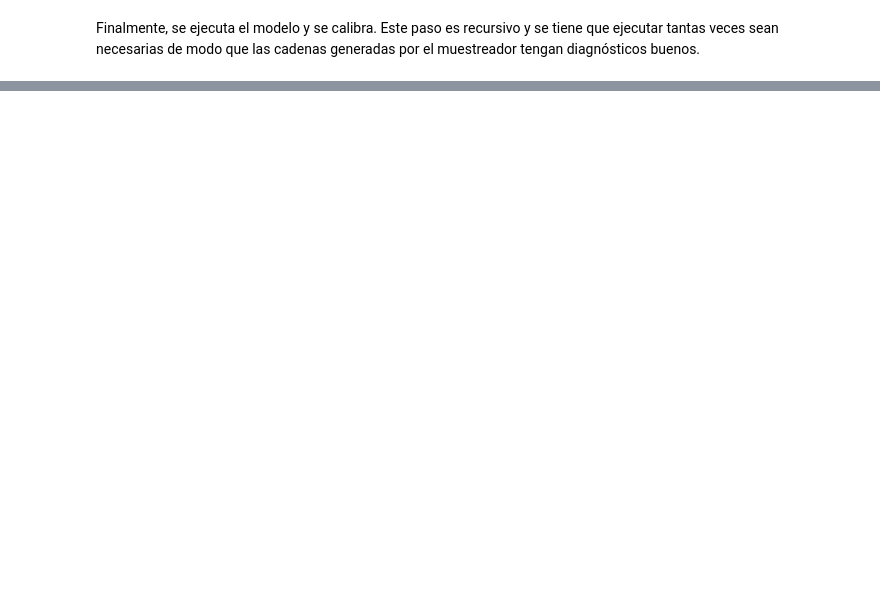
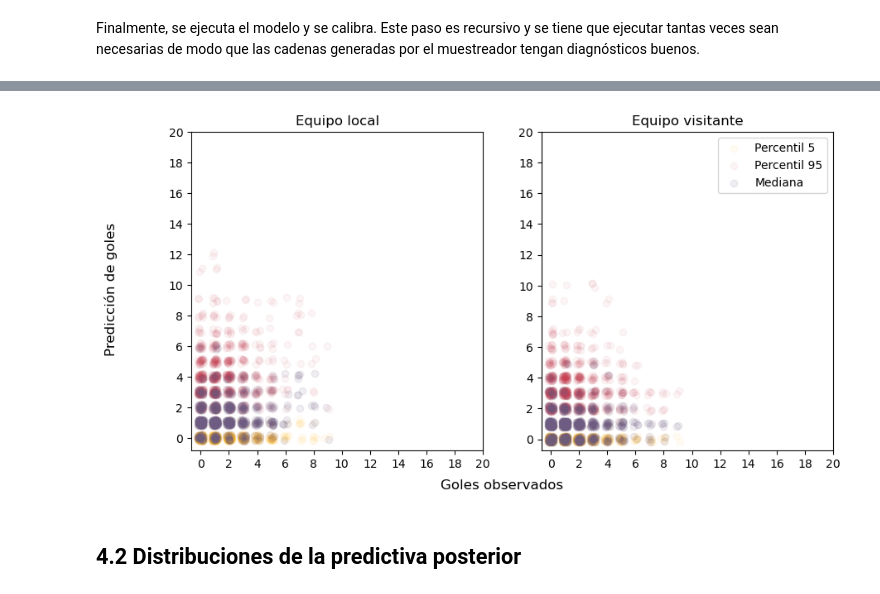
Before and after one commit to CAMM961001/futbol_bayes, a Jupyter notebook: src/jerarquico.ipynb, the cells around one changed output, grey strips where cells are left out. Saved outputs shown, nothing was run; the diff lists cells and outputs as text; code cells hidden in the pictures; blank space fills up the shorter version.

```diff
--- a/src/jerarquico.ipynb
+++ b/src/jerarquico.ipynb
@@ -1159,0 +528,62 @@ sum(preds.preds_away == df_.away_team_score) / df_.shape[0]
+# %%
+# Especificaciones de figura
+fig = plt.figure(figsize=(10,5))
+gs = plt.GridSpec(nrows=1, ncols=2, figure=fig, wspace=0.2, hspace=0.2)
+
+facet_dict = {
+    'params': ['sims_local', 'sims_visita']
+    ,'title': ['Equipo local', 'Equipo visitante']
+}
+
+# Factor de ruido
+k = 0.2
+
+for idx_ in range(len(facet_dict)):
+    # Datos de visualización
+    vis_ = (
+        summary_vis_
+        .loc[summary_vis_['param'] == facet_dict['params'][idx_]][['5%','50%','95%']]
+        .reset_index(drop=True)
+        .join(df_.home_team_score)
+        .rename(columns={
+            '5%': 'p_05'
+            ,'50%': 'p_50'
+            ,'95%': 'p_95'}))
+
+    # Visualizaciones
+    ax = fig.add_subplot(gs[idx_])
+    ax.scatter(
+        x=vis_.home_team_score + np.random.uniform(low=-k, high=k, size=vis_.shape[0])
+        ,y=vis_.p_05 + np.random.uniform(low=-k, high=k, size=vis_.shape[0])
+        ,color=config['visuals']['colors']['amarillo']
+        ,alpha=0.05
+        ,label='Percentil 5')
+    ax.scatter(
+        x=vis_.home_team_score + np.random.uniform(low=-k, high=k, size=vis_.shape[0])
+        ,y=vis_.p_95 + np.random.uniform(low=-k, high=k, size=vis_.shape[0])
+        ,color=config['visuals']['colors']['rojo']
+        ,alpha=0.05
+        ,label='Percentil 95')
+    ax.scatter(
+        x=vis_.home_team_score + np.random.uniform(low=-k, high=k, size=vis_.shape[0])
+        ,y=vis_.p_50 + np.random.uniform(low=-k, high=k, size=vis_.shape[0])
+        ,color=config['visuals']['colors']['morado']
+        ,alpha=0.1
+        ,label='Mediana')
+    #plt.plot(vis_.home_team_score, vis_.home_team_score, color='black', alpha=0.25)
+
+
+    # Anotaciones y estilo
+    ax.set_title(facet_dict['title'][idx_])
+    ax.set_xticks(np.arange(0,21,2))
+    ax.set_yticks(np.arange(0,21,2))
+
+fig.supxlabel('Goles observados')
+fig.supylabel('Predicción de goles')
+ax.legend()
+
+plt.show()
+# %% [output]
+[figure, added]
+# %% [markdown]
+## 4.2 Distribuciones de la predictiva posterior
```
Also changed, not shown: parts of 121 cells of this notebook, 17 other files.
